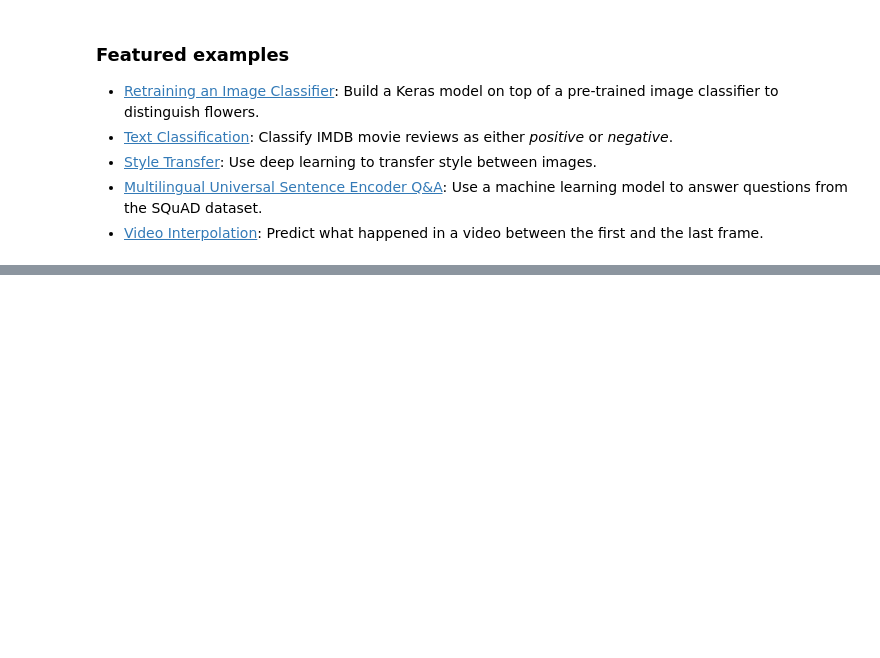
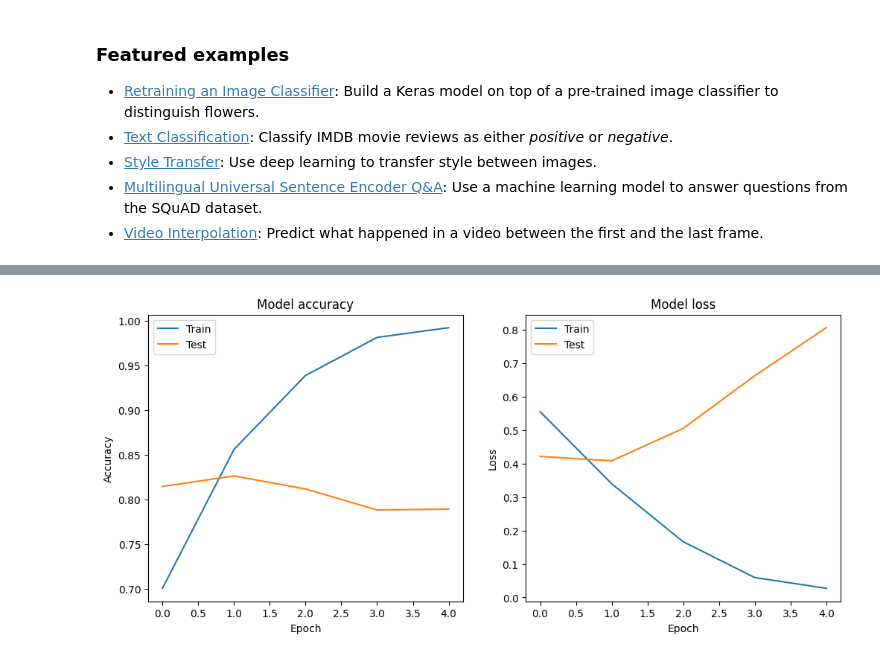
Before and after one commit to Durga-106/deep-learning, a Jupyter notebook: Welcome_To_Colab.ipynb, the cells around one changed output, grey strips where cells are left out. Saved outputs shown, nothing was run; the diff lists cells and outputs as text; code cells hidden in the pictures; blank space fills up the shorter version.

```diff
--- a/Welcome_To_Colab.ipynb
+++ b/Welcome_To_Colab.ipynb
@@ -285,0 +280,13 @@ Prime numbers in Keerers:
+# %%
+from tensorflow.keras.datasets import imdb
+from tensorflow.keras.preprocessing.sequence import pad_sequences
+
+# Load dataset
+max_features = 10000  # Vocabulary size
+maxlen = 100  # Sequence length
+
+(x_train, y_train), (x_test, y_test) = imdb.load_data(num_words=max_features)
+
+# Pad sequences to ensure uniform length
+x_train = pad_sequences(x_train, maxlen=maxlen)
+x_test = pad_sequences(x_test, maxlen=maxlen)
@@ -285,0 +296,8 @@ Prime numbers in Keerers:
+# %%
+# Training the model
+history = model.fit(
+    x_train, y_train,
+    epochs=5,
+    batch_size=64,
+    validation_data=(x_test, y_test)
+)
@@ -285,0 +315,26 @@ Prime numbers in Keerers:
+# %%
+import matplotlib.pyplot as plt
+
+# Plot training & validation accuracy values
+plt.figure(figsize=(12, 5))
+
+plt.subplot(1, 2, 1)
+plt.plot(history.history['accuracy'])
+plt.plot(history.history['val_accuracy'])
+plt.title('Model accuracy')
+plt.xlabel('Epoch')
+plt.ylabel('Accuracy')
+plt.legend(['Train', 'Test'])
+
+# Plot training & validation loss values
+plt.subplot(1, 2, 2)
+plt.plot(history.history['loss'])
+plt.plot(history.history['val_loss'])
+plt.title('Model loss')
+plt.xlabel('Epoch')
+plt.ylabel('Loss')
+plt.legend(['Train', 'Test'])
+
+plt.show()
+# %% [output]
+[figure, added]
```
Also changed, not shown: parts of 7 cells of this notebook.
